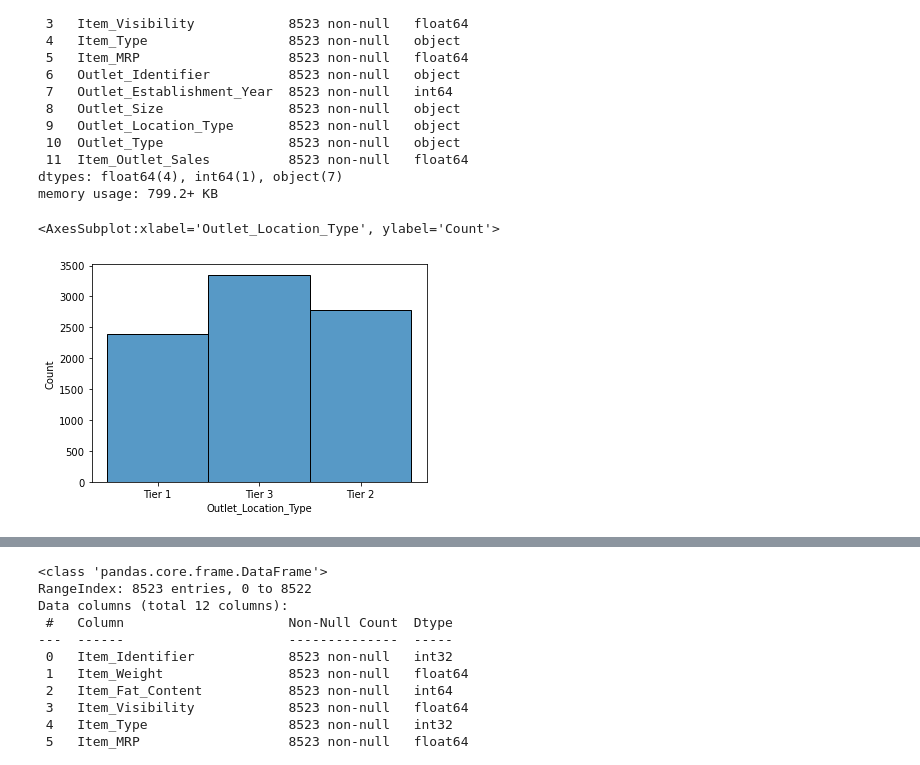
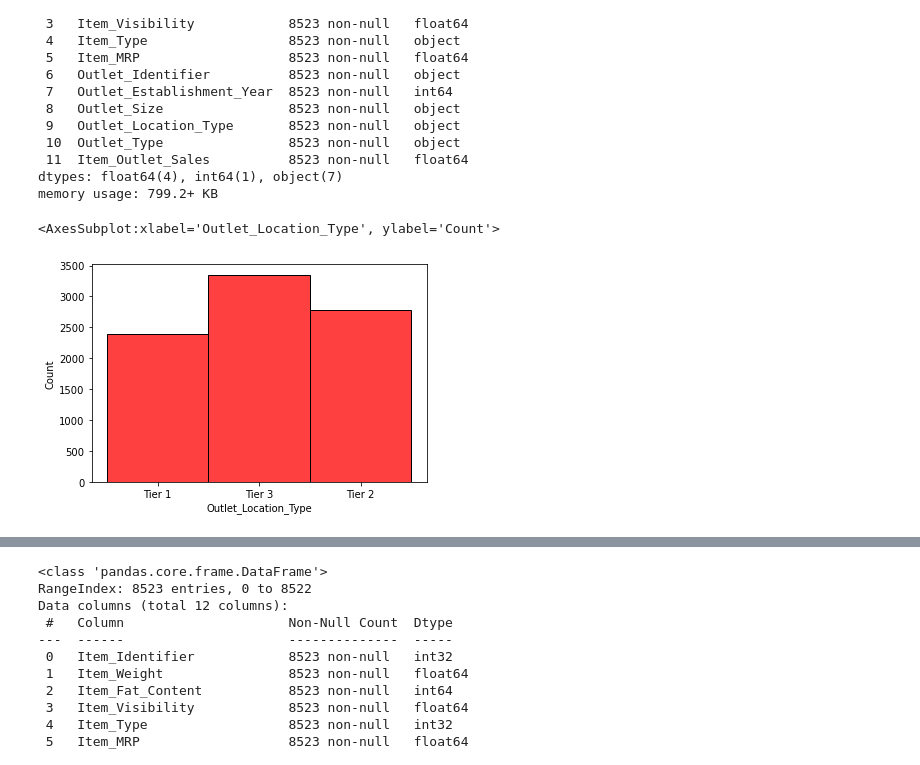
Before and after one commit to Roopesh1070/machine-learning-projects, a Jupyter notebook: supermarket sales prediction.ipynb, the cells around one changed output, grey strips where cells are left out. Drawn from its saved outputs; the diff is of its cells as text; code cells hidden in the pictures.

```diff
--- a/supermarket sales prediction.ipynb
+++ b/supermarket sales prediction.ipynb
@@ -119,8 +119,8 @@ Data columns (total 12 columns):
 dtypes: float64(4), int64(1), object(7)
 memory usage: 799.2+ KB
 # %%
-sns.histplot(df["Outlet_Location_Type"])
+sns.histplot(df["Outlet_Location_Type"],color="red")
 # %% [output]
 <AxesSubplot:xlabel='Outlet_Location_Type', ylabel='Count'>
-[figure, old version]
+[figure, new version]
 # %%
```
Also changed, not shown: parts of 14 cells of this notebook.
